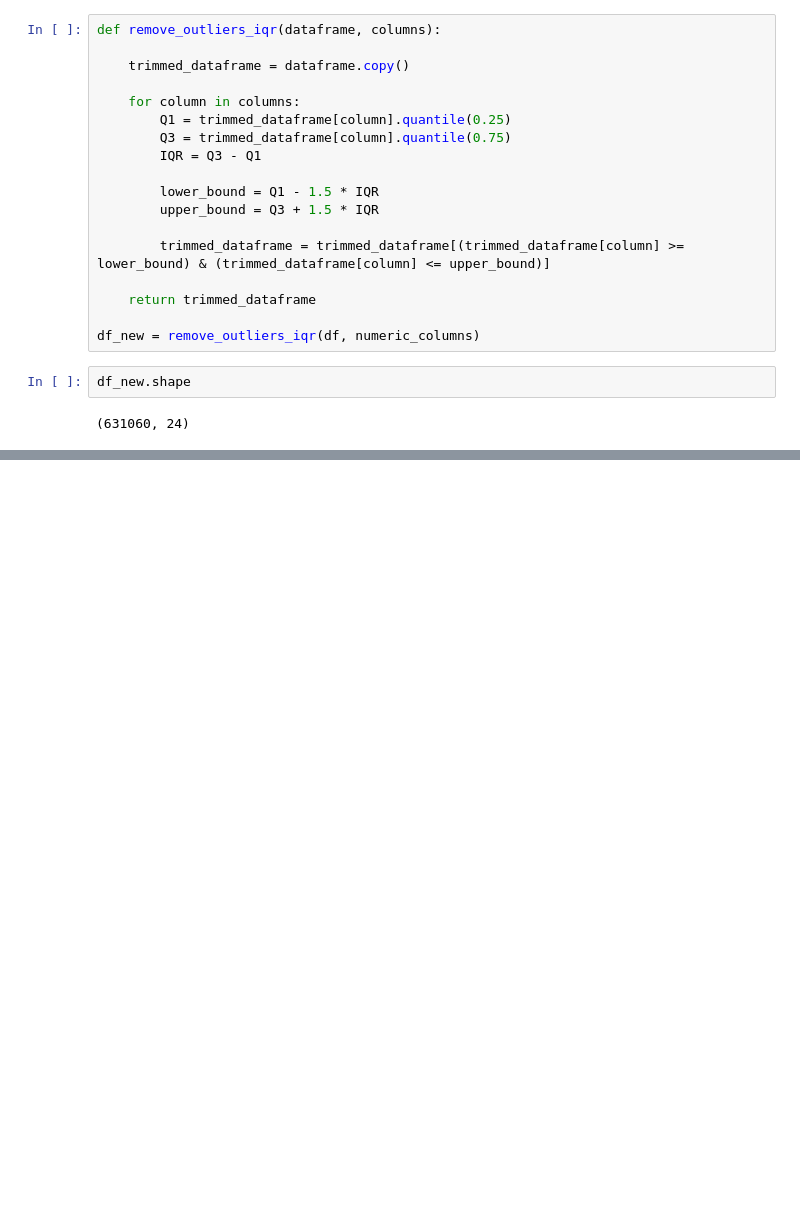
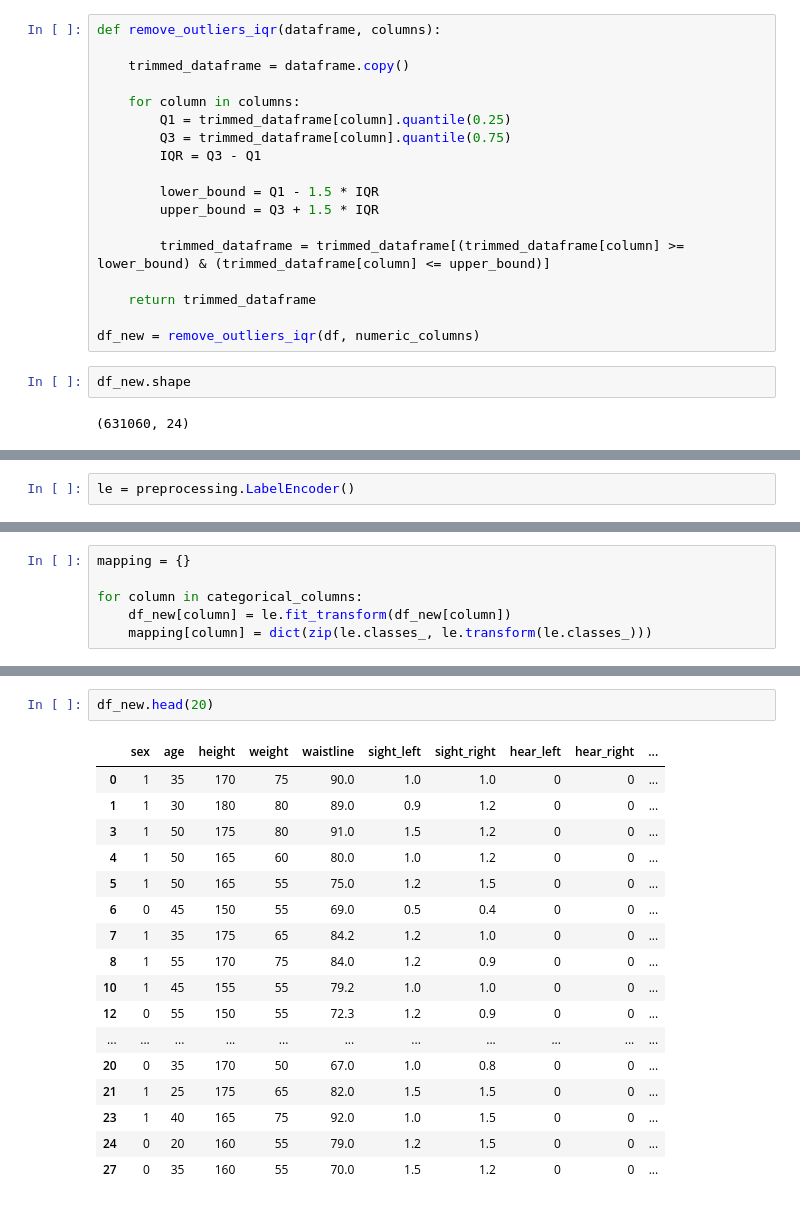
Before and after one commit to NancyPatel11/Data-Mining-Course-Project-2, a Jupyter notebook: Project_2_gender_classification.ipynb, the cells around one changed output, grey strips where cells are left out. Saved outputs shown, nothing was run; the diff lists cells and outputs as text; blank space fills up the shorter version.

Commit message:
added Data Transformations

```diff
--- a/Project_2_gender_classification.ipynb
+++ b/Project_2_gender_classification.ipynb
@@ -649,0 +646,2 @@ df_new.shape
+# %%
+le = preprocessing.LabelEncoder()
@@ -649,0 +650,6 @@ df_new.shape
+# %%
+mapping = {}
+
+for column in categorical_columns:
+    df_new[column] = le.fit_transform(df_new[column])
+    mapping[column] = dict(zip(le.classes_, le.transform(le.classes_)))
@@ -649,0 +680,20 @@ df_new.shape
+# %%
+df_new.head(20)
+# %% [output]
+|  | sex | age | height | weight | waistline | sight_left | sight_right | hear_left | hear_right | ... |
+| 0 | 1 | 35 | 170 | 75 | 90.0 | 1.0 | 1.0 | 0 | 0 | ... |
+| 1 | 1 | 30 | 180 | 80 | 89.0 | 0.9 | 1.2 | 0 | 0 | ... |
+| 3 | 1 | 50 | 175 | 80 | 91.0 | 1.5 | 1.2 | 0 | 0 | ... |
+| 4 | 1 | 50 | 165 | 60 | 80.0 | 1.0 | 1.2 | 0 | 0 | ... |
+| 5 | 1 | 50 | 165 | 55 | 75.0 | 1.2 | 1.5 | 0 | 0 | ... |
+| 6 | 0 | 45 | 150 | 55 | 69.0 | 0.5 | 0.4 | 0 | 0 | ... |
+| 7 | 1 | 35 | 175 | 65 | 84.2 | 1.2 | 1.0 | 0 | 0 | ... |
+| 8 | 1 | 55 | 170 | 75 | 84.0 | 1.2 | 0.9 | 0 | 0 | ... |
+| 10 | 1 | 45 | 155 | 55 | 79.2 | 1.0 | 1.0 | 0 | 0 | ... |
+| 12 | 0 | 55 | 150 | 55 | 72.3 | 1.2 | 0.9 | 0 | 0 | ... |
+| ... | ... | ... | ... | ... | ... | ... | ... | ... | ... | ... |
+| 20 | 0 | 35 | 170 | 50 | 67.0 | 1.0 | 0.8 | 0 | 0 | ... |
+| 21 | 1 | 25 | 175 | 65 | 82.0 | 1.5 | 1.5 | 0 | 0 | ... |
+| 23 | 1 | 40 | 165 | 75 | 92.0 | 1.0 | 1.5 | 0 | 0 | ... |
+| 24 | 0 | 20 | 160 | 55 | 79.0 | 1.2 | 1.5 | 0 | 0 | ... |
+| 27 | 0 | 35 | 160 | 55 | 70.0 | 1.5 | 1.2 | 0 | 0 | ... |
```
Also changed, not shown: parts of 25 cells of this notebook.
